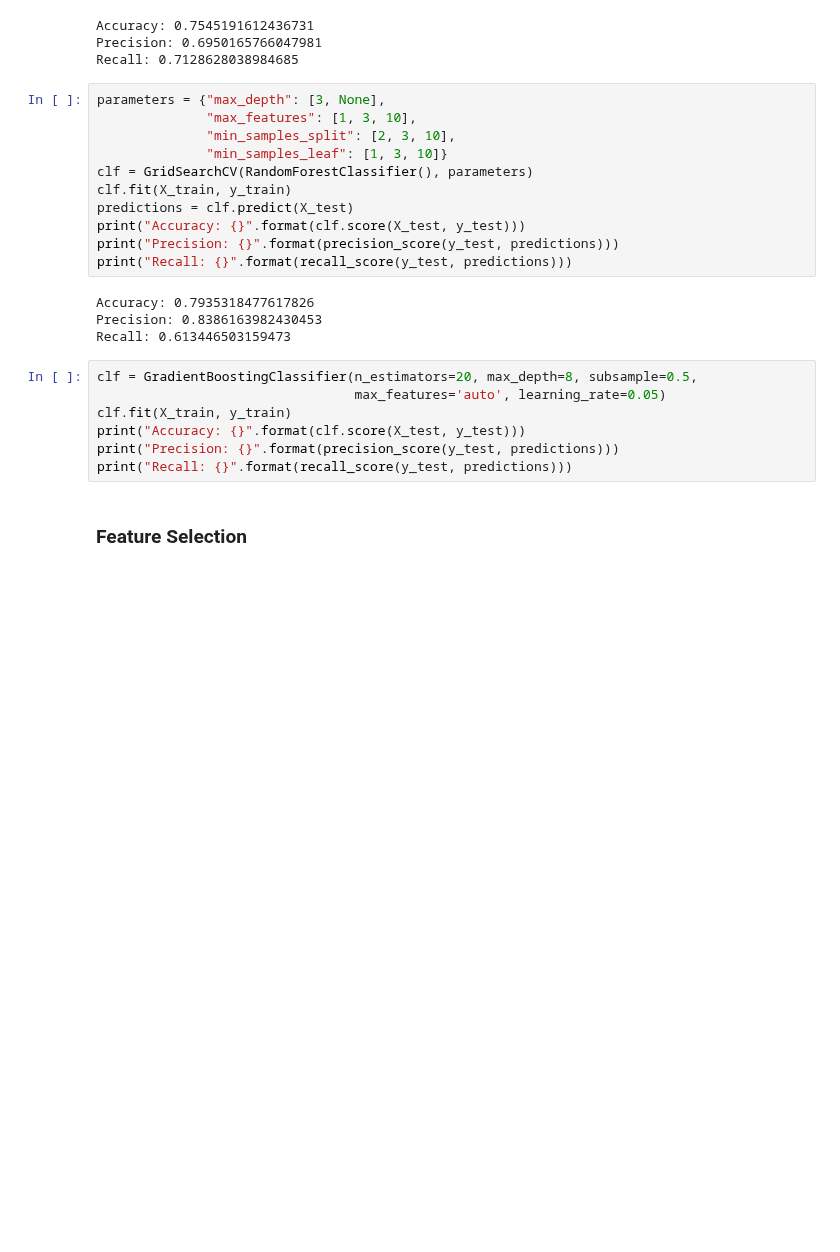
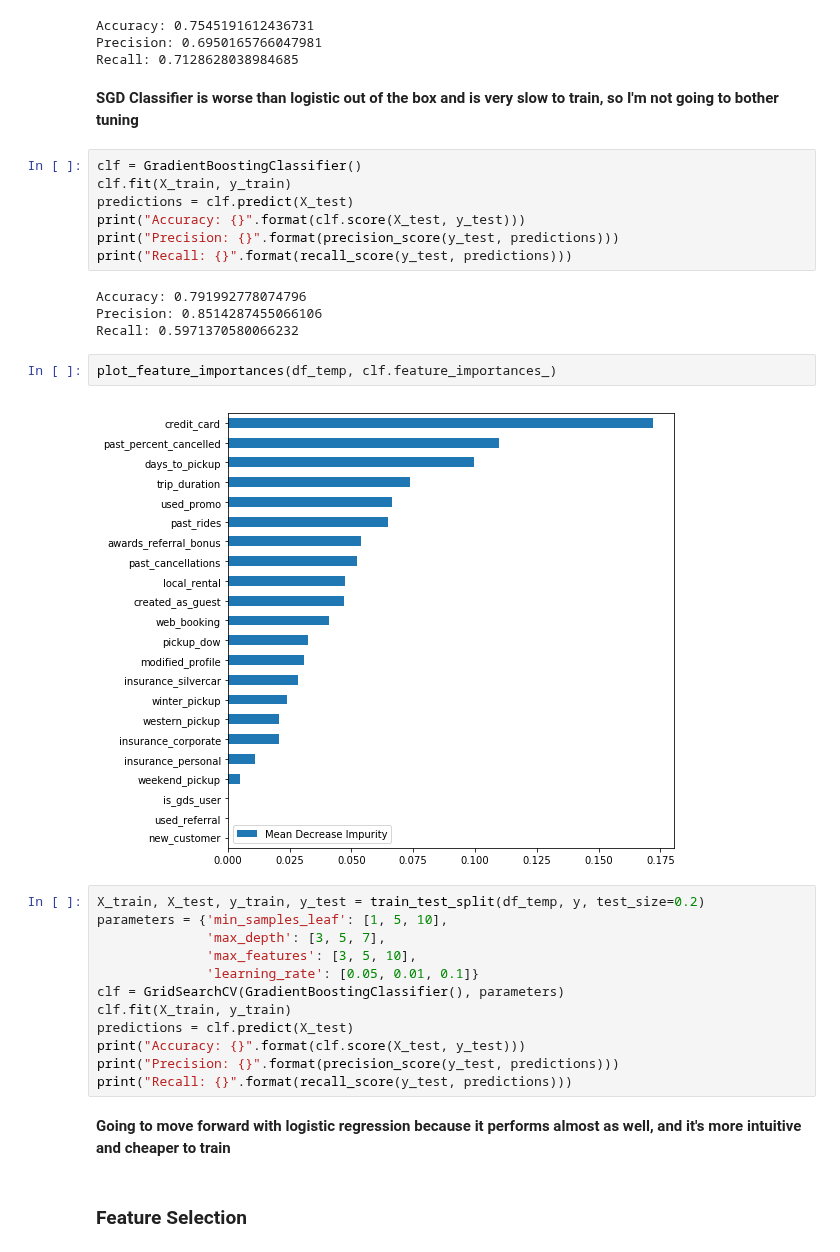
Before and after one commit to mengeling/silvercar-cancellation-predictor, a Jupyter notebook: EDA/modeling.ipynb, the cells around one changed output. Saved outputs shown, nothing was run; the diff lists cells and outputs as text; blank space fills up the shorter version.

```diff
--- a/EDA/modeling.ipynb
+++ b/EDA/modeling.ipynb
@@ -197,27 +201,36 @@ print("Recall: {}".format(recall_score(y_test, predictions)))
 Accuracy: 0.7545191612436731
 Precision: 0.6950165766047981
 Recall: 0.7128628038984685
+# %% [markdown]
+**SGD Classifier is worse than logistic out of the box and is very slow to train, so I'm not going to bother tuning**
 # %%
-parameters = {"max_depth": [3, None],
-              "max_features": [1, 3, 10],
-              "min_samples_split": [2, 3, 10],
-              "min_samples_leaf": [1, 3, 10]}
-clf = GridSearchCV(RandomForestClassifier(), parameters)
+clf = GradientBoostingClassifier()
 clf.fit(X_train, y_train)
 predictions = clf.predict(X_test)
 print("Accuracy: {}".format(clf.score(X_test, y_test)))
 print("Precision: {}".format(precision_score(y_test, predictions)))
 print("Recall: {}".format(recall_score(y_test, predictions)))
 # %% [output]
-Accuracy: 0.7935318477617826
-Precision: 0.8386163982430453
-Recall: 0.613446503159473
+Accuracy: 0.791992778074796
+Precision: 0.8514287455066106
+Recall: 0.5971370580066232
+# %%
+plot_feature_importances(df_temp, clf.feature_importances_)
+# %% [output]
+[figure, added]
 # %%
-clf = GradientBoostingClassifier(n_estimators=20, max_depth=8, subsample=0.5,
-                                 max_features='auto', learning_rate=0.05)
+X_train, X_test, y_train, y_test = train_test_split(df_temp, y, test_size=0.2)
+parameters = {'min_samples_leaf': [1, 5, 10],
+              'max_depth': [3, 5, 7],
+              'max_features': [3, 5, 10],
+              'learning_rate': [0.05, 0.01, 0.1]}
+clf = GridSearchCV(GradientBoostingClassifier(), parameters)
 clf.fit(X_train, y_train)
+predictions = clf.predict(X_test)
 print("Accuracy: {}".format(clf.score(X_test, y_test)))
 print("Precision: {}".format(precision_score(y_test, predictions)))
 print("Recall: {}".format(recall_score(y_test, predictions)))
+# %% [markdown]
+**Going to move forward with logistic regression because it performs almost as well, and it's more intuitive and cheaper to train**
 # %% [markdown]
 ### Feature Selection
```
Also changed, not shown: parts of 28 cells of this notebook, 7 other files.
